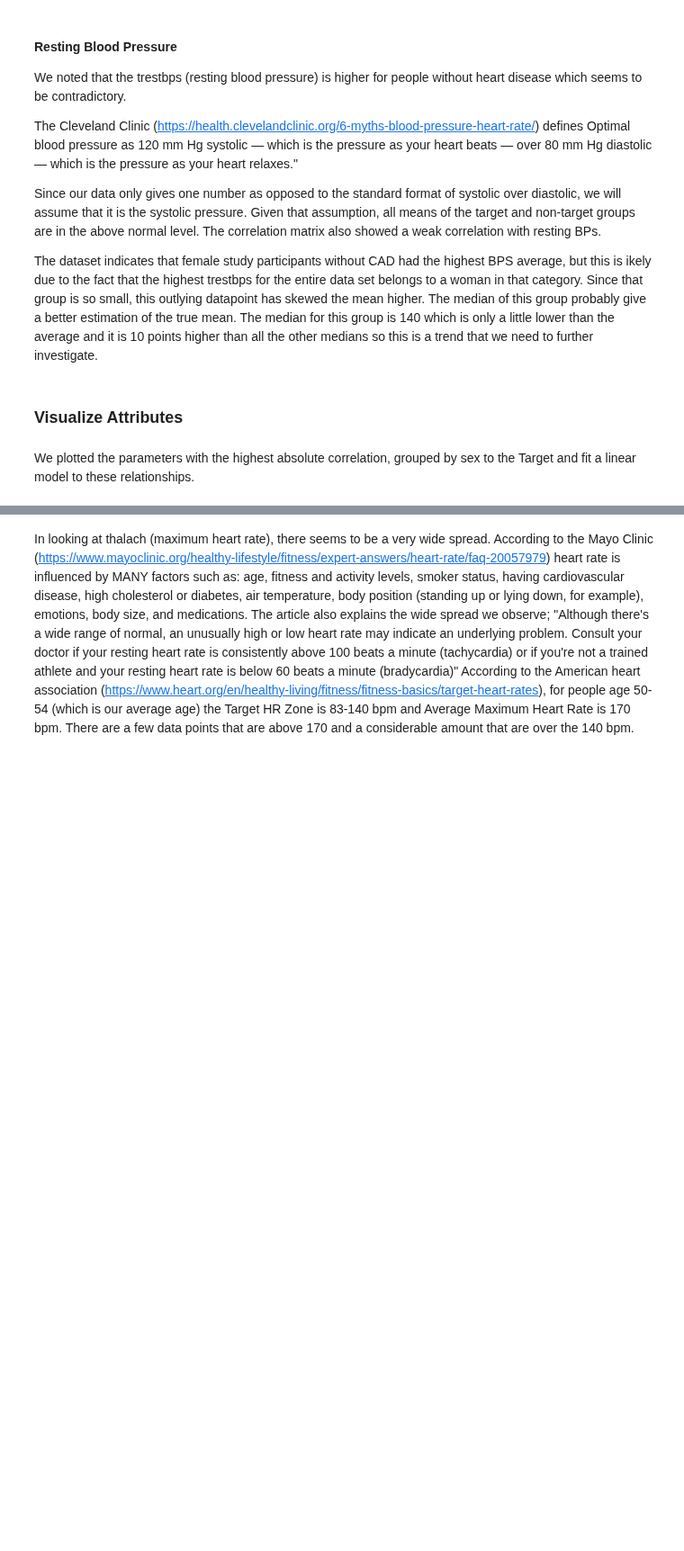
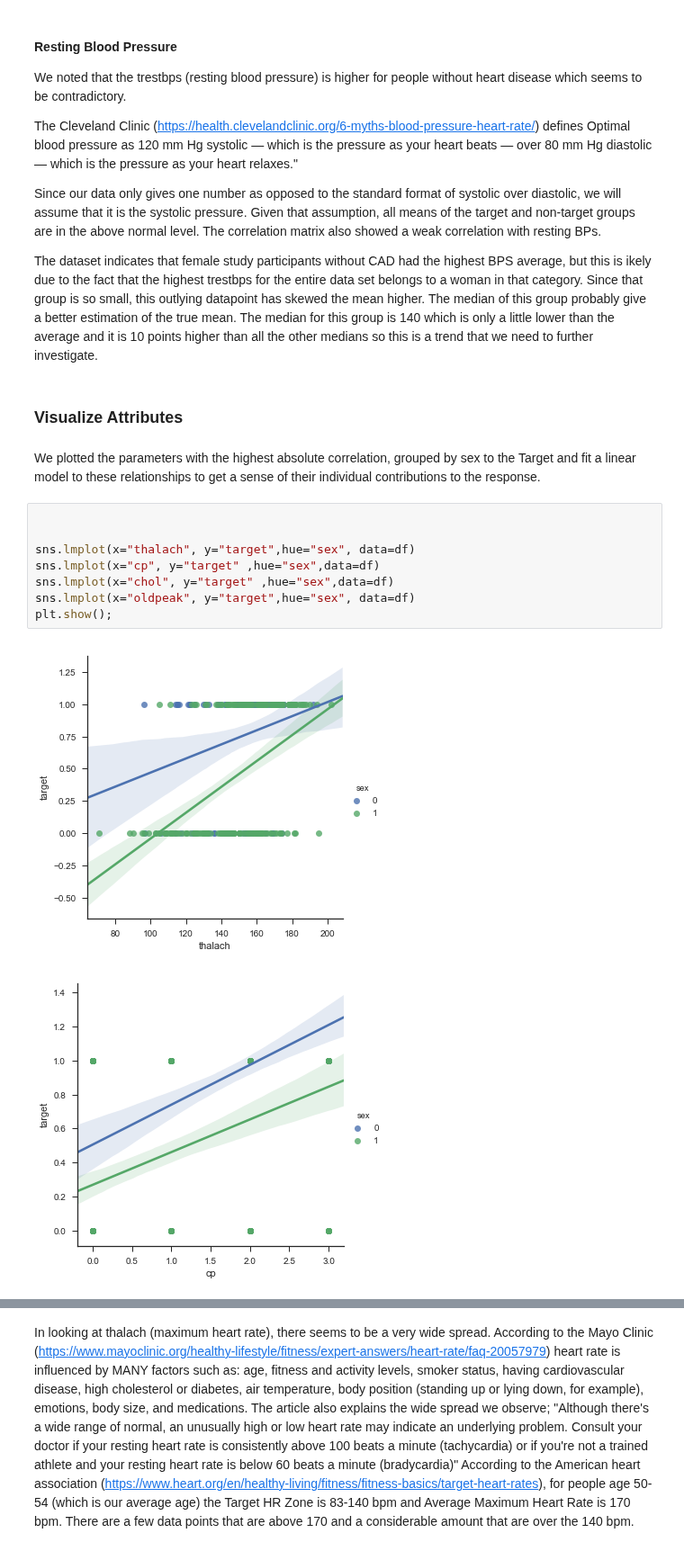
Before and after one commit to realdanielbyrne/Data_Mining_Labs, a Jupyter notebook: Lab1.ipynb, the cells around one changed output, grey strips where cells are left out. Shown at 90% size. Saved outputs shown, nothing was run; the diff lists cells and outputs as text; blank space fills up the shorter version.

Commit message:
charts in visualize, ran all cells

```diff
--- a/Lab1.ipynb
+++ b/Lab1.ipynb
@@ -308,4 +311,15 @@ The dataset indicates that female study participants without CAD had the highest
 # %% [markdown]
 ### Visualize Attributes
 # %% [markdown]
-We plotted the parameters with the highest absolute correlation, grouped by sex to the Target and fit a linear model to these relationships.
+We plotted the parameters with the highest absolute correlation, grouped by sex to the Target and fit a linear model to these relationships to get a sense of their individual contributions to the response.
+# %%
+
+
+sns.lmplot(x="thalach", y="target",hue="sex", data=df)
+sns.lmplot(x="cp", y="target" ,hue="sex",data=df)
+sns.lmplot(x="chol", y="target" ,hue="sex",data=df)
+sns.lmplot(x="oldpeak", y="target",hue="sex", data=df)
+plt.show();
+# %% [output]
+[figure, added]
+[figure, added]
```
Also changed, not shown: parts of 18 cells of this notebook.
